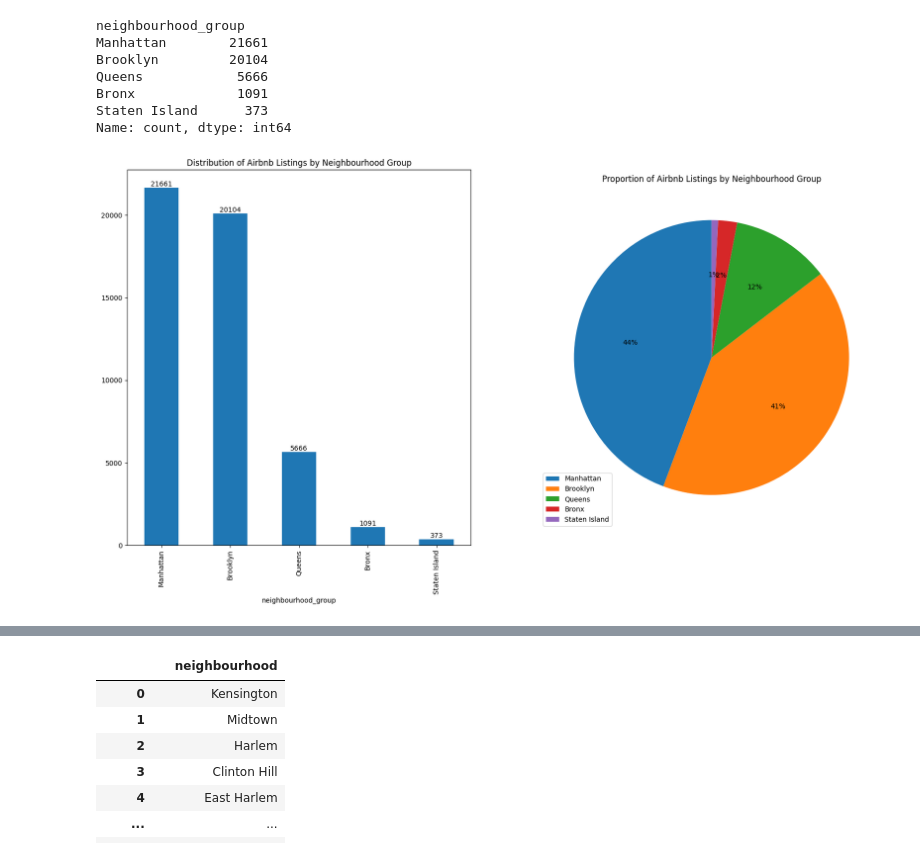
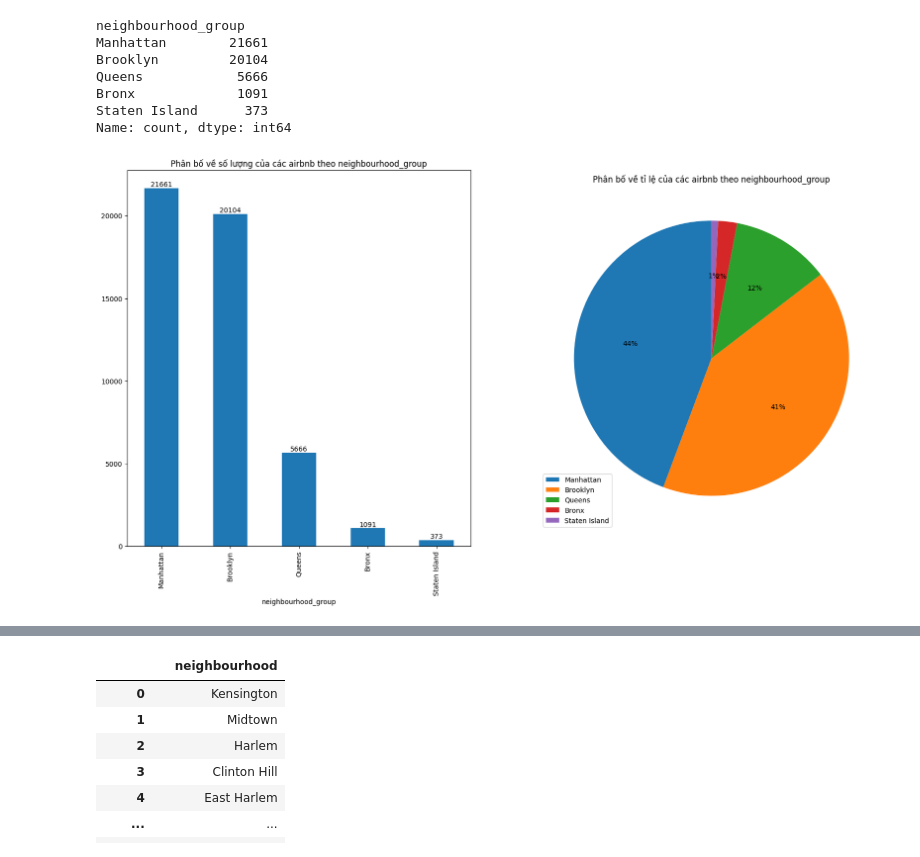
Before and after one commit to Gabien21/CSC17104_P4DS_final_project, a Jupyter notebook: Project/2_Exploring_and_preprocessing_data.ipynb, the cells around one changed output, grey strips where cells are left out. Saved outputs shown, nothing was run; the diff lists cells and outputs as text; code cells hidden in the pictures.

Commit message:
[UPDATE] update more comment in visualize distribution of categorical data in eda stage

```diff
--- a/Project/2_Exploring_and_preprocessing_data.ipynb
+++ b/Project/2_Exploring_and_preprocessing_data.ipynb
@@ -368,13 +386,13 @@ Name: count, dtype: int64
 # %%
 fig, ax = plt.subplots(1,2,figsize=(20,10))
 neighbourhood_group_count.plot(kind='bar', ax=ax[0])
 ax[0].bar_label(ax[0].containers[0])
-ax[0].set_title('Distribution of Airbnb Listings by Neighbourhood Group')
+ax[0].set_title('Phân bố về số lượng của các airbnb theo neighbourhood_group')
 
 neighbourhood_group_count.plot(kind='pie', ax=ax[1], autopct='%1.f%%', startangle=90, labels=None)
 ax[1].legend(labels=neighbourhood_group_count.index, loc=3)
 ax[1].set_ylabel(None)
-ax[1].set_title('Proportion of Airbnb Listings by Neighbourhood Group')
+ax[1].set_title('Phân bố về tỉ lệ của các airbnb theo neighbourhood_group')
 plt.show()
 # %% [output]
-[figure, old version]
+[figure, new version]
```
Also changed, not shown: parts of 18 cells of this notebook, 1 other file.
